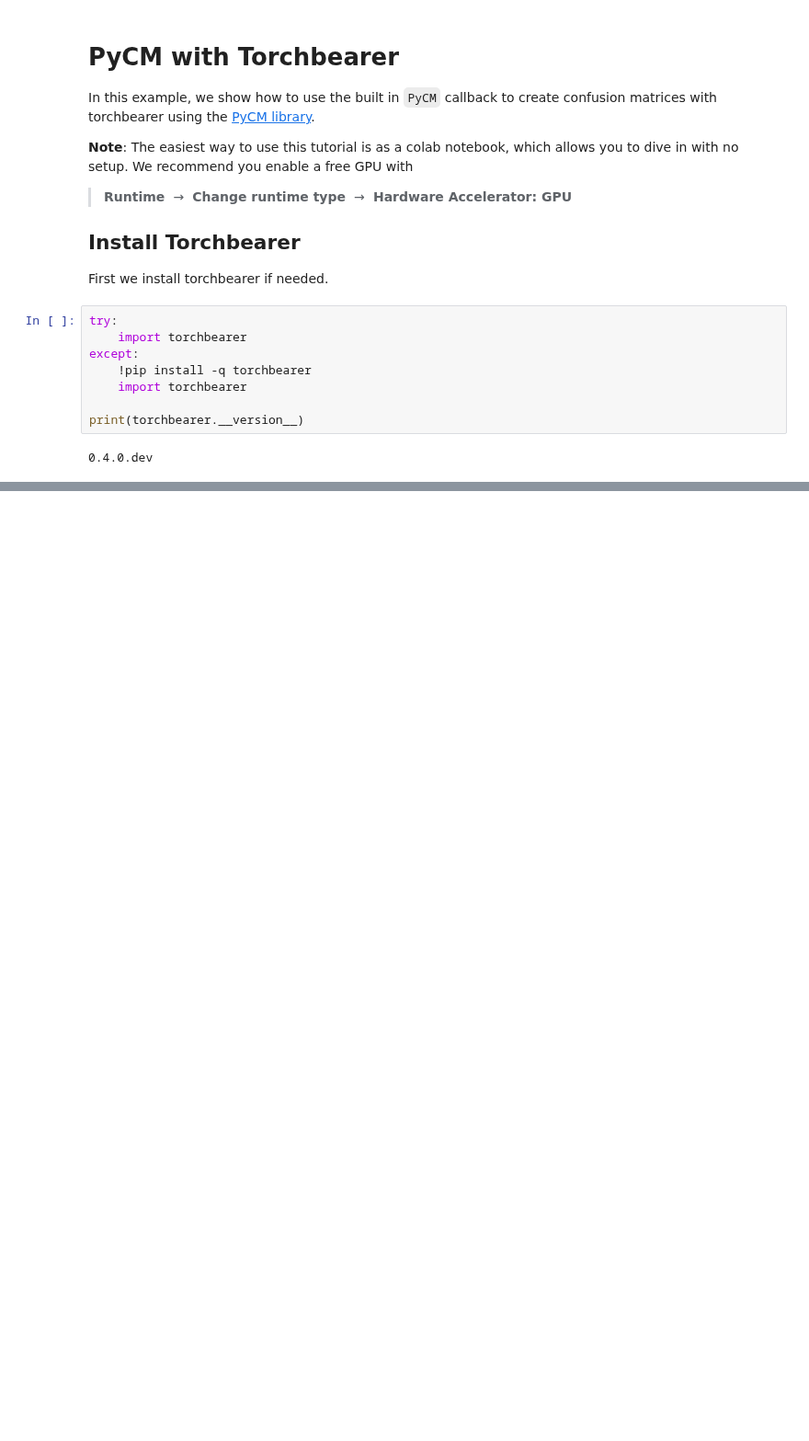
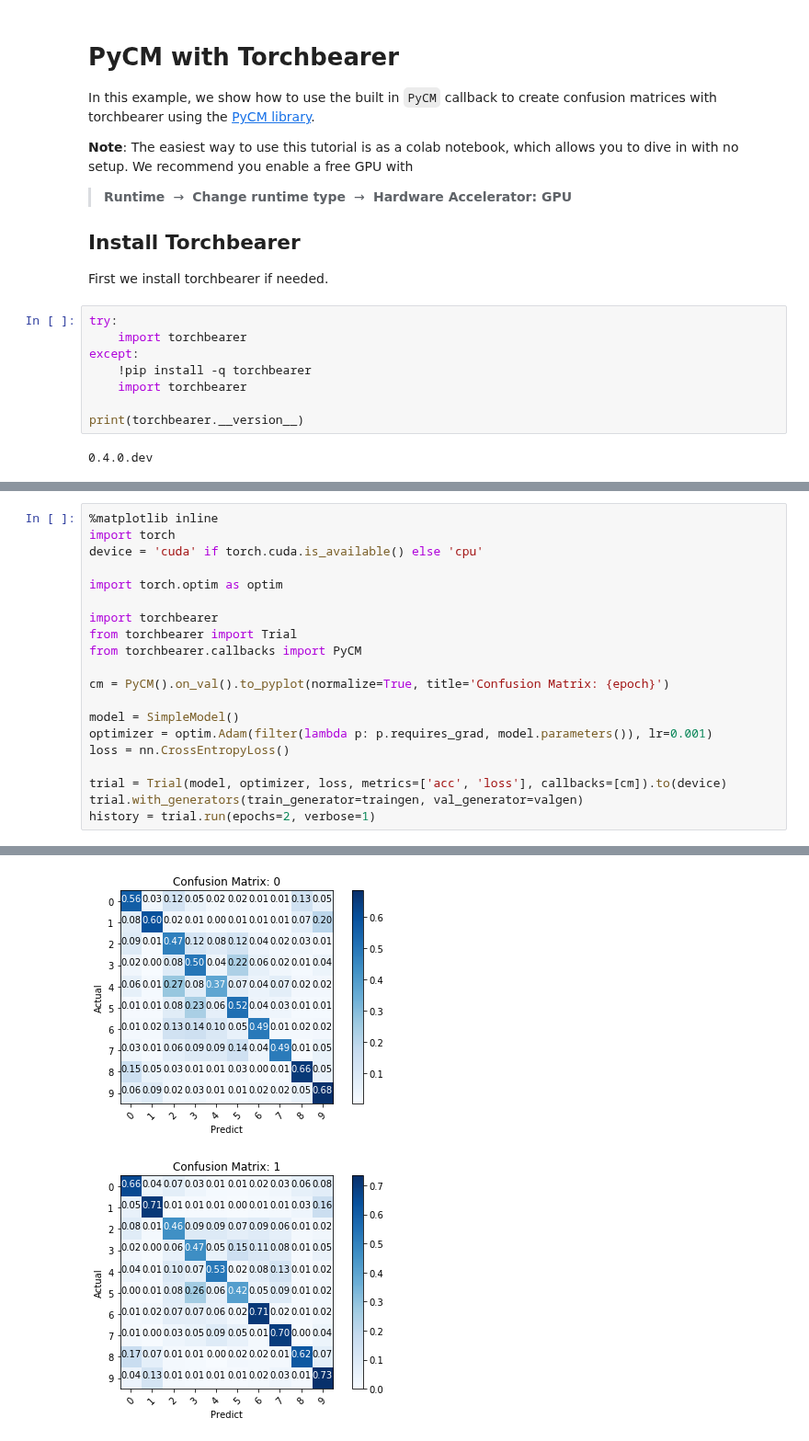
Before and after one commit to pytorchbearer/torchbearer, a Jupyter notebook: docs/_static/notebooks/pycm.ipynb, the cells around one changed output, grey strips where cells are left out. Shown at 92% size. Drawn from its saved outputs; the diff is of its cells as text; blank space fills up the shorter version.

```diff
--- a/docs/_static/notebooks/pycm.ipynb
+++ b/docs/_static/notebooks/pycm.ipynb
@@ -142,0 +83,21 @@ def plot(state):
+# %%
+%matplotlib inline
+import torch
+device = 'cuda' if torch.cuda.is_available() else 'cpu'
+
+import torch.optim as optim
+
+import torchbearer
+from torchbearer import Trial
+from torchbearer.callbacks import PyCM
+
+cm = PyCM().on_val().to_pyplot(normalize=True, title='Confusion Matrix: {epoch}')
+
+model = SimpleModel()
+optimizer = optim.Adam(filter(lambda p: p.requires_grad, model.parameters()), lr=0.001)
+loss = nn.CrossEntropyLoss()
+
+trial = Trial(model, optimizer, loss, metrics=['acc', 'loss'], callbacks=[cm]).to(device)
+trial.with_generators(train_generator=traingen, val_generator=valgen)
+history = trial.run(epochs=2, verbose=1)
+# %% [output]
@@ -142,0 +105,2 @@ def plot(state):
+[figure, added]
+[figure, added]
```
Also changed, not shown: parts of 18 cells of this notebook, 2 other files.
